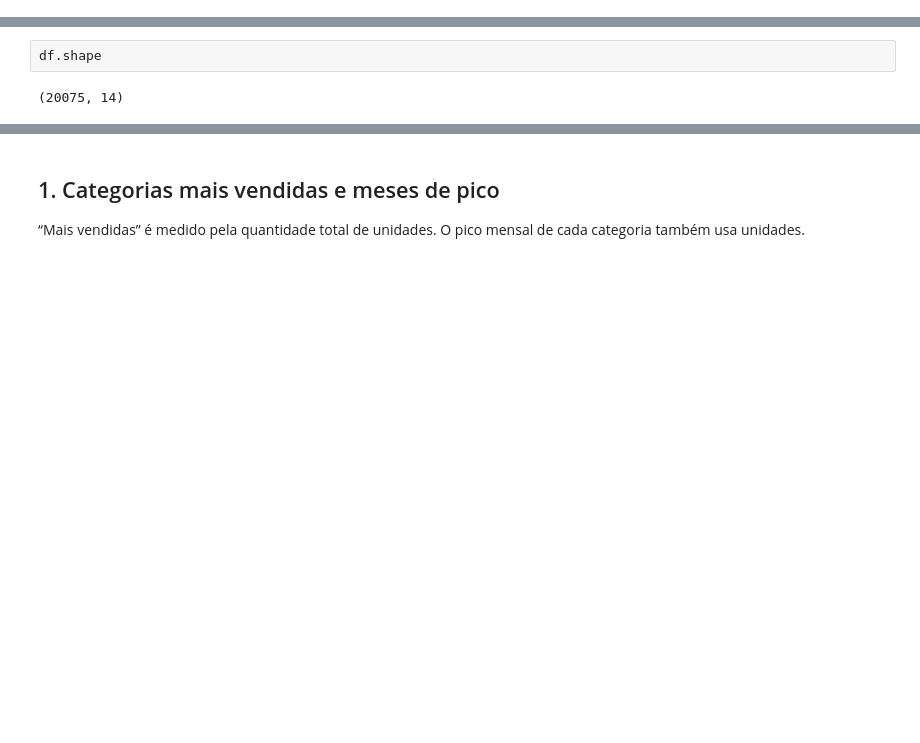
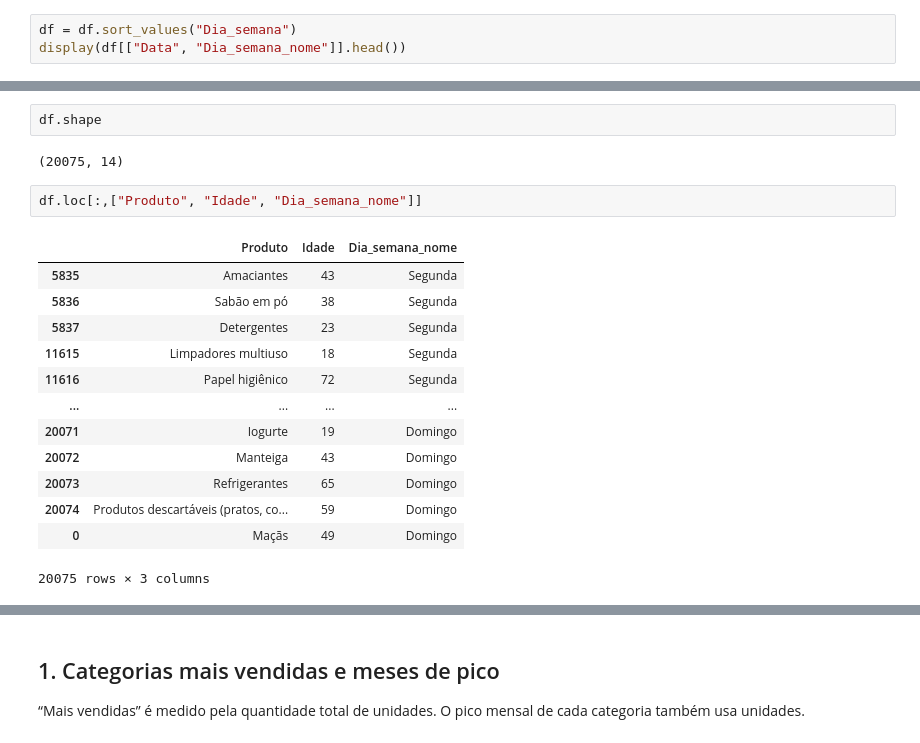
Before and after one commit to fabiojangelni/projeto_analise_exploratoria, a Jupyter notebook: analise_exploratoria_vendas_projeto.ipynb, the cells around one changed output, grey strips where cells are left out. Drawn from its saved outputs; the diff is of its cells as text; blank space fills up the shorter version.

Commit message:
atualizaçoes e testes de data

```diff
--- a/analise_exploratoria_vendas_projeto.ipynb
+++ b/analise_exploratoria_vendas_projeto.ipynb
@@ -49,0 +54,3 @@ Período: 2023-01-01 a 2023-12-31 | Valores ausentes: 0
+# %%
+df = df.sort_values("Dia_semana")
+display(df[["Data", "Dia_semana_nome"]].head())
@@ -71,3 +85,19 @@ memory usage: 2.0+ MB
 df.shape
 # %% [output]
 (20075, 14)
+# %%
+df.loc[:,["Produto", "Idade", "Dia_semana_nome"]]
+# %% [output]
+|  | Produto | Idade | Dia_semana_nome |
+| 5835 | Amaciantes | 43 | Segunda |
+| 5836 | Sabão em pó | 38 | Segunda |
+| 5837 | Detergentes | 23 | Segunda |
+| 11615 | Limpadores multiuso | 18 | Segunda |
+| 11616 | Papel higiênico | 72 | Segunda |
+| ... | ... | ... | ... |
+| 20071 | Iogurte | 19 | Domingo |
+| 20072 | Manteiga | 43 | Domingo |
+| 20073 | Refrigerantes | 65 | Domingo |
+| 20074 | Produtos descartáveis (pratos, co... | 59 | Domingo |
+| 0 | Maçãs | 49 | Domingo |
+20075 rows × 3 columns
```
Also changed, not shown: parts of 9 cells of this notebook.
